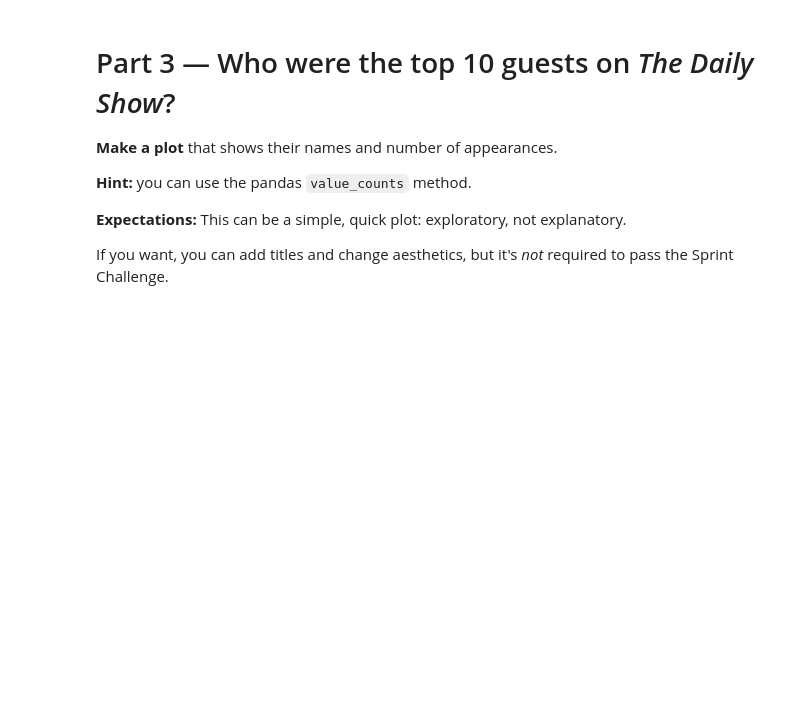
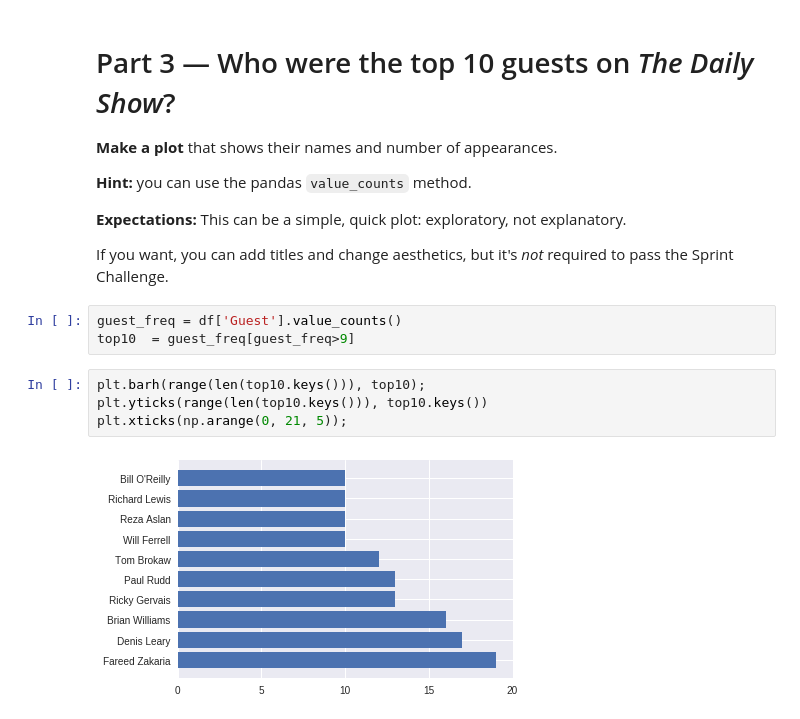
Before and after one commit to bloominstituteoftechnology/DS-Sprint-02-Storytelling-With-Data, a Jupyter notebook: DS_Unit_1_Sprint_Challenge_2.ipynb, the cells around one changed output. Drawn from its saved outputs; the diff is of its cells as text; blank space fills up the shorter version.

```diff
--- a/DS_Unit_1_Sprint_Challenge_2.ipynb
+++ b/DS_Unit_1_Sprint_Challenge_2.ipynb
@@ -78,3 +120,12 @@ Any visual element not specifically mentioned in the expectations is an optional
 **Expectations:** This can be a simple, quick plot: exploratory, not explanatory.
 
 If you want, you can add titles and change aesthetics, but it's _not_ required to pass the Sprint Challenge.
+# %%
+guest_freq = df['Guest'].value_counts()
+top10  = guest_freq[guest_freq>9]
+# %%
+plt.barh(range(len(top10.keys())), top10);
+plt.yticks(range(len(top10.keys())), top10.keys())
+plt.xticks(np.arange(0, 21, 5));
+# %% [output]
+[figure, added]
```
Also changed, not shown: parts of 4 cells of this notebook.
